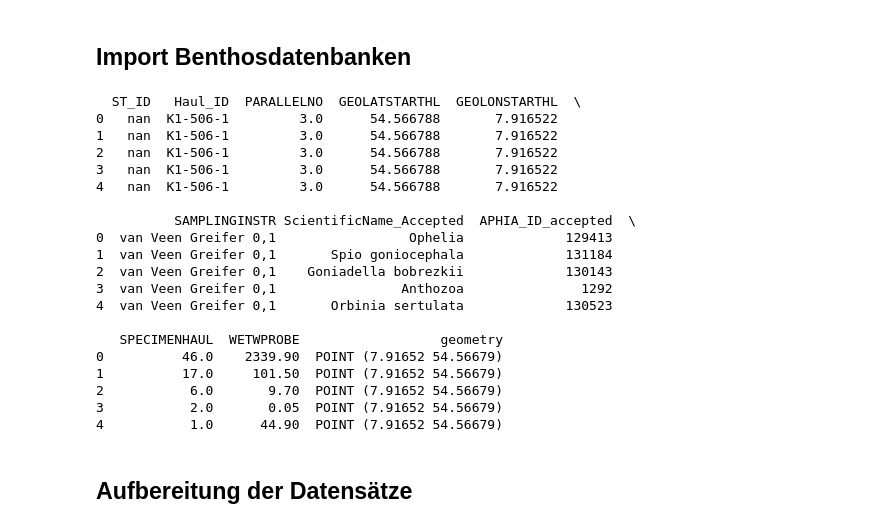
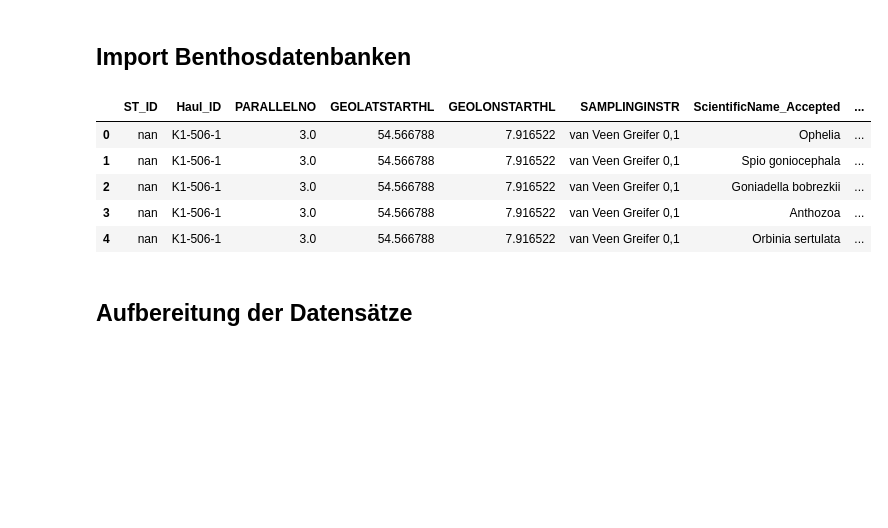
Before and after one commit to markorothe/Modellierung_von_Weichboden-Biotopen, a Jupyter notebook: 01_Clustering.ipynb, the cells around one changed output. Cells and saved outputs as stored; diff of their text form; code cells hidden in the pictures; blank space fills up the shorter version.

```diff
--- a/01_Clustering.ipynb
+++ b/01_Clustering.ipynb
@@ -4,34 +5,17 @@ import pandas as pd
 # %% [markdown]
 ## Import Benthosdatenbanken
 # %%
-input_files = ['DatenExport_AWI_critterbase_20220623_MK_TB.xlsx',
-               'DatenExport_DB_Nordsee_20220623_MK_TB.xlsx',
-               'DatenExport_GesammelteProjekte_20220623_MK_TB.xlsx']
-input_files = ['./data/01_benthos_db/'+x for x in input_files]
+input_files = ['./data/01_benthos_db/'+f for f in os.listdir('./data/01_benthos_db/') if f.endswith('.xlsx')]
 HAUL_DB = import_functions.multiple_excel_to_gdf(input_files)
 HAUL_DB = pd.concat(HAUL_DB)
-print(HAUL_DB.head())
+HAUL_DB.head()
 # %% [output]
-  ST_ID   Haul_ID  PARALLELNO  GEOLATSTARTHL  GEOLONSTARTHL  \
-0   nan  K1-506-1         3.0      54.566788       7.916522
-1   nan  K1-506-1         3.0      54.566788       7.916522
-2   nan  K1-506-1         3.0      54.566788       7.916522
-3   nan  K1-506-1         3.0      54.566788       7.916522
-4   nan  K1-506-1         3.0      54.566788       7.916522
-
-          SAMPLINGINSTR ScientificName_Accepted  APHIA_ID_accepted  \
-0  van Veen Greifer 0,1                 Ophelia             129413
-1  van Veen Greifer 0,1       Spio goniocephala             131184
-2  van Veen Greifer 0,1    Goniadella bobrezkii             130143
-3  van Veen Greifer 0,1                Anthozoa               1292
-4  van Veen Greifer 0,1       Orbinia sertulata             130523
-
-   SPECIMENHAUL  WETWPROBE                  geometry
-0          46.0    2339.90  POINT (7.91652 54.56679)
-1          17.0     101.50  POINT (7.91652 54.56679)
-2           6.0       9.70  POINT (7.91652 54.56679)
-3           2.0       0.05  POINT (7.91652 54.56679)
-4           1.0      44.90  POINT (7.91652 54.56679)
+|  | ST_ID | Haul_ID | PARALLELNO | GEOLATSTARTHL | GEOLONSTARTHL | SAMPLINGINSTR | ScientificName_Accepted | ... |
+| 0 | nan | K1-506-1 | 3.0 | 54.566788 | 7.916522 | van Veen Greifer 0,1 | Ophelia | ... |
+| 1 | nan | K1-506-1 | 3.0 | 54.566788 | 7.916522 | van Veen Greifer 0,1 | Spio goniocephala | ... |
+| 2 | nan | K1-506-1 | 3.0 | 54.566788 | 7.916522 | van Veen Greifer 0,1 | Goniadella bobrezkii | ... |
+| 3 | nan | K1-506-1 | 3.0 | 54.566788 | 7.916522 | van Veen Greifer 0,1 | Anthozoa | ... |
+| 4 | nan | K1-506-1 | 3.0 | 54.566788 | 7.916522 | van Veen Greifer 0,1 | Orbinia sertulata | ... |
 # %% [markdown]
 ## Aufbereitung der Datensätze
 # %%
```
Also changed, not shown: parts of 1 cell of this notebook.
